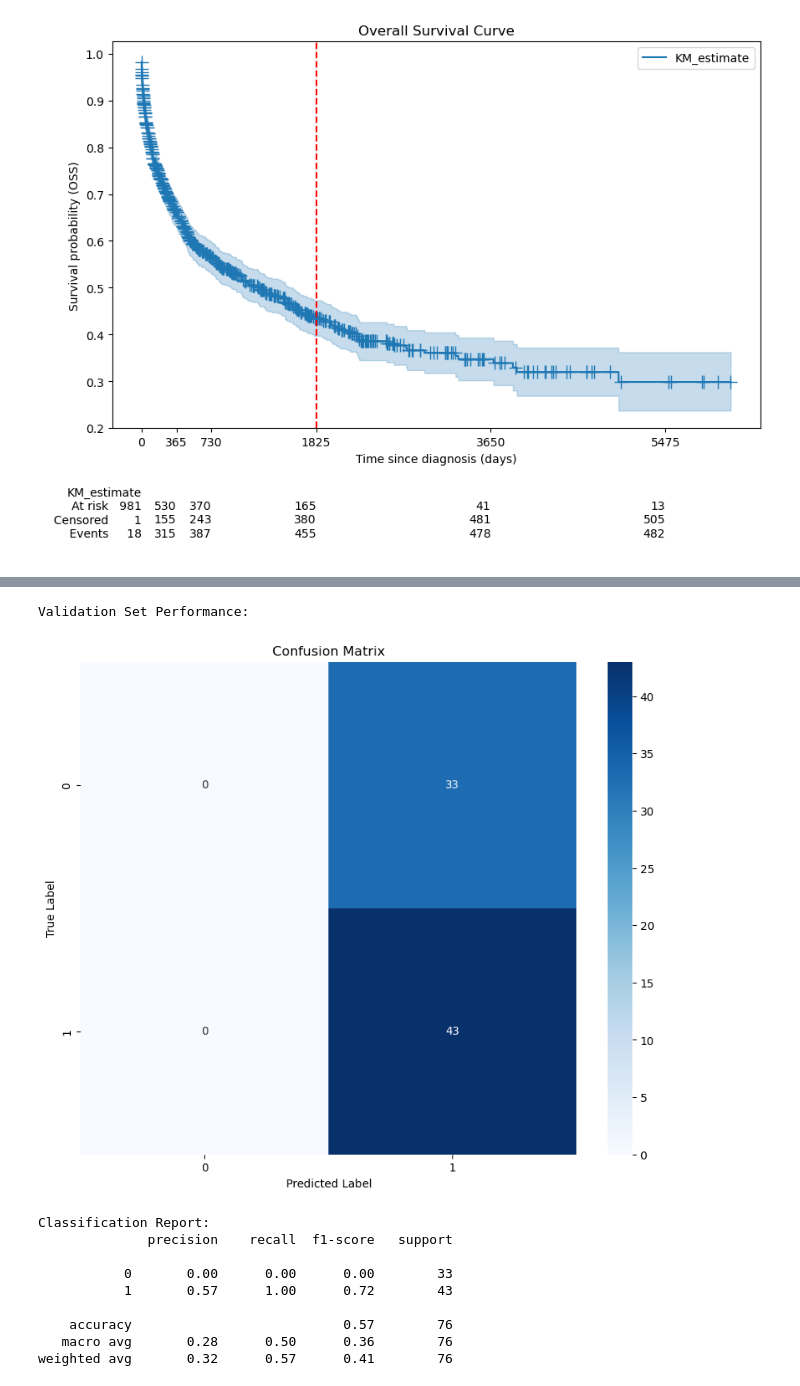
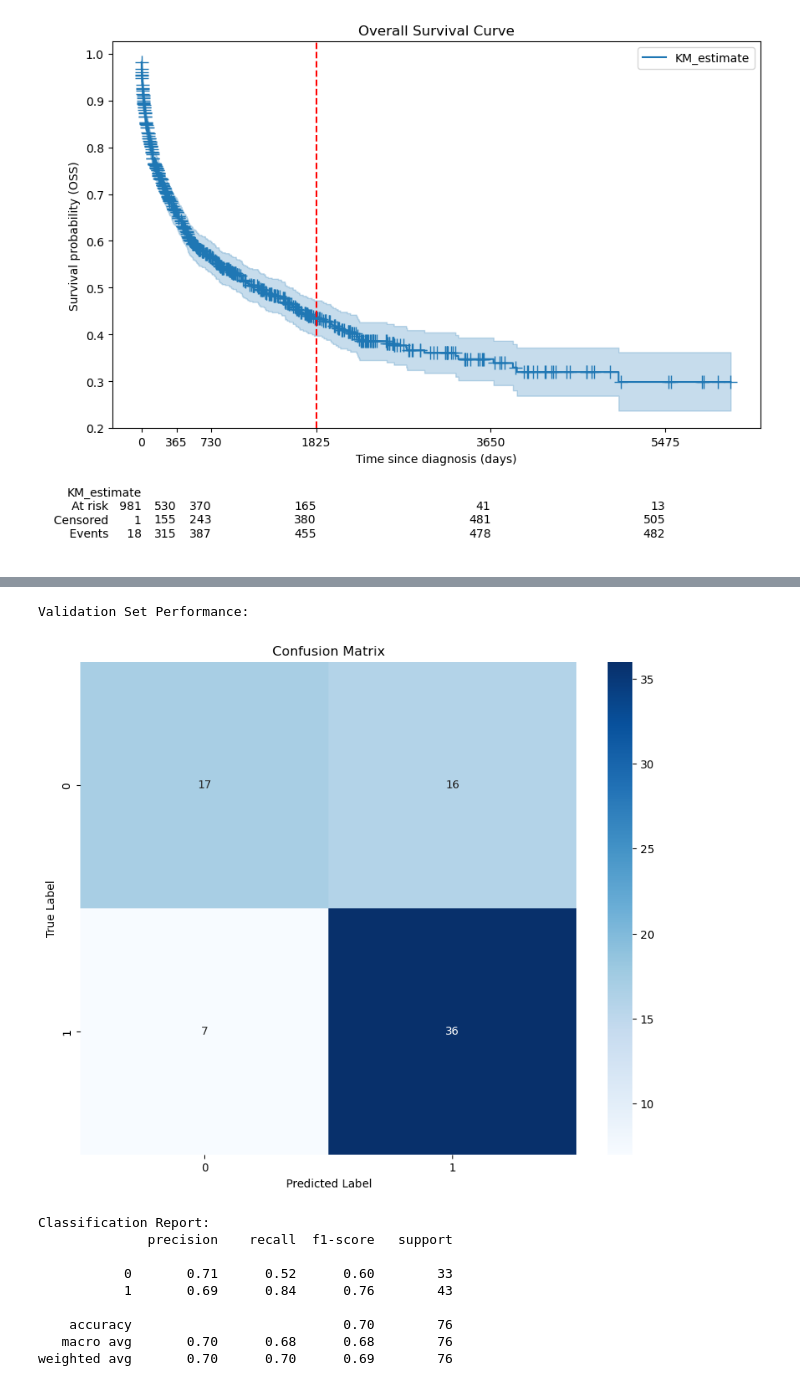
Before and after one commit to eric-fey-hus/ukko, a Jupyter notebook: Example_AML_test.ipynb, the cells around one changed output, grey strips where cells are left out. Saved outputs shown, nothing was run; the diff lists cells and outputs as text; code cells hidden in the pictures.

```diff
--- a/Example_AML_test.ipynb
+++ b/Example_AML_test.ipynb
@@ -361,14 +361,16 @@ class CustomDataset(Dataset):
         self.df_y = df_y
 
         # Labels are 2-year survival (0=alive, 1=death)
-        self.labels = df_y['2_year_survival (1=death)'].values
+        # self.labels = df_y['2_year_survival (1=death)'].values
+        # Convert labels to PyTorch tensor
+        self.labels = torch.tensor(df_y['2_year_survival (1=death)'].values, dtype=torch.long)
 
     def __len__(self):
         return len(self.data)
 
     def __getitem__(self, idx):
         sample = self.data[idx].float() # Ensure features are float
-        label =  self.labels[idx]#.long() # Ensure targets are long integers for classification
+        label =  self.labels[idx].long() # Ensure targets are long integers for classification
         return sample, label
 
 
@@ -435,13 +437,23 @@ print(n_features)
 print(timepoints)
 
 # Initialize model
-model = ukko.core.DualAttentionModel(
+# model = ukko.core.DualAttentionModel(
+#     n_features=n_features,
+#     time_steps=timepoints,
+#     d_model=128,
+#     n_heads=8,
+#     dropout=0.1,
+#     n_modules=1,
+# )
+
+# DualAttentionClassifier(self, n_features, time_steps, n_classes, d_model=128, n_heads=8, dropout=0.1)
+model = ukko.core.DualAttentionClassifier1(
     n_features=n_features,
     time_steps=timepoints,
-    d_model=128,
+    n_classes=2, # 2 classes: 0=alive, 1=death
+    d_model=32,
     n_heads=8,
     dropout=0.1,
-    n_modules=1,
 )
 
 def train_sine_model(model, train_loader, val_loader, epochs=100, lr=0.001, device='cpu', verbose=True):
@@ -461,8 +473,8 @@ def train_sine_model(model, train_loader, val_loader, epochs=100, lr=0.001, devi
             x = x.float().to(device)
             y = y.long().to(device)
 
-            #print(x.shape)
-            #print(y.shape)
+            #print(f"X: {x.shape}")
+            #print(f"y: {y.shape}")
             #print(f"Type: {y.dtype}")
             y = y.long()  # Convert targets to long (required for CrossEntropyLoss)
 
@@ -546,48 +578,41 @@ def evaluate_model(model, data_loader, device='cpu'):
             all_labels.extend(y.cpu().numpy())
 
     # Create confusion matrix
     cm = confusion_matrix(all_labels, all_preds)
 
     # Plot confusion matrix
     plt.figure(figsize=(10, 8))
     sns.heatmap(cm, annot=True, fmt='d', cmap='Blues')
     plt.title('Confusion Matrix')
     plt.ylabel('True Label')
     plt.xlabel('Predicted Label')
     plt.show()
 
     # Print classification report
     print("\nClassification Report:")
     print(classification_report(all_labels, all_preds))
 
     return cm
 
 device = "cpu"
 
 # Load the best model
-best_model = ukko.core.DualAttentionModel(
-    n_features=n_features,
-    time_steps=timepoints,
-    d_model=128,
-    n_heads=8,
-    dropout=0.1,
-    n_modules=1,
-)
+best_model = model
 best_model.load_state_dict(torch.load('best_sine_model.pt'))
 best_model = best_model.to(device)
 
 # Evaluate on validation set
 print("Validation Set Performance:")
 val_cm = evaluate_model(best_model, val_loader, device)
 # %% [output]
 Validation Set Performance:
-[figure, old version]
+[figure, new version]
 Classification Report:
               precision    recall  f1-score   support
 
-           0       0.00      0.00      0.00        33
-           1       0.57      1.00      0.72        43
+           0       0.71      0.52      0.60        33
+           1       0.69      0.84      0.76        43
 
-    accuracy                           0.57        76
-   macro avg       0.28      0.50      0.36        76
-weighted avg       0.32      0.57      0.41        76
+    accuracy                           0.70        76
+   macro avg       0.70      0.68      0.68        76
+weighted avg       0.70      0.70      0.69        76
```
Also changed, not shown: parts of 3 cells of this notebook, 4 other files.
